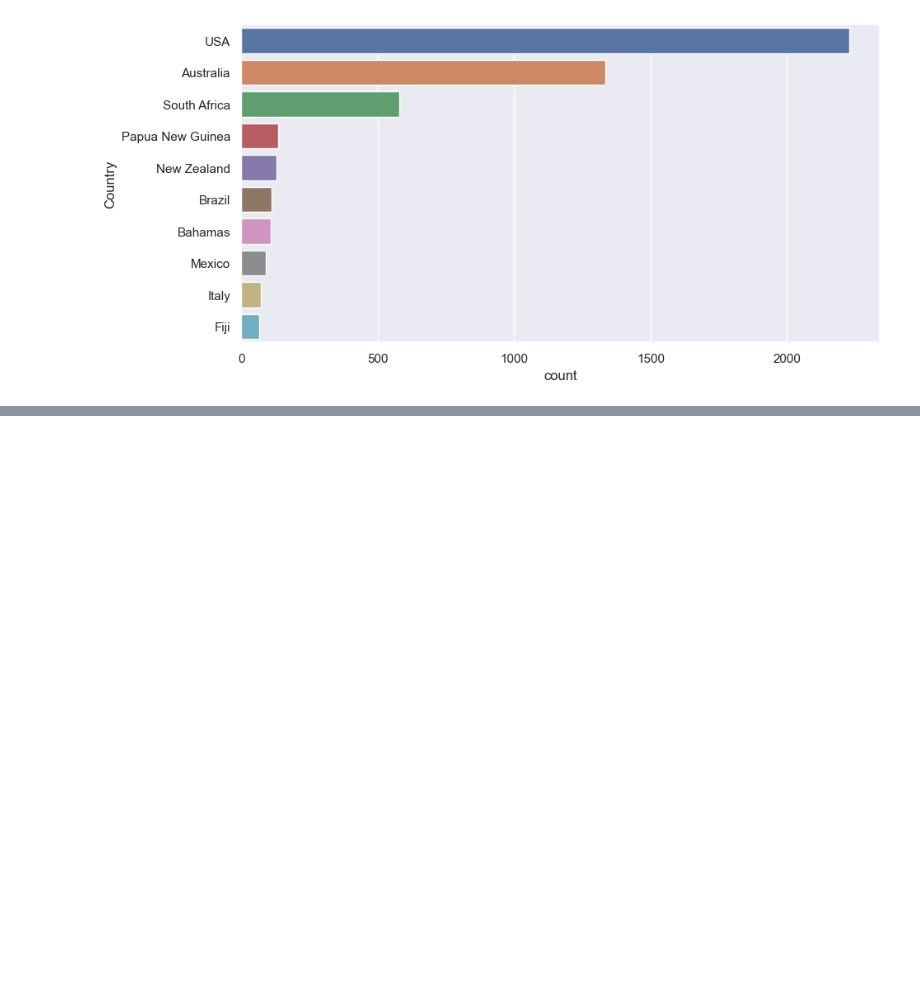
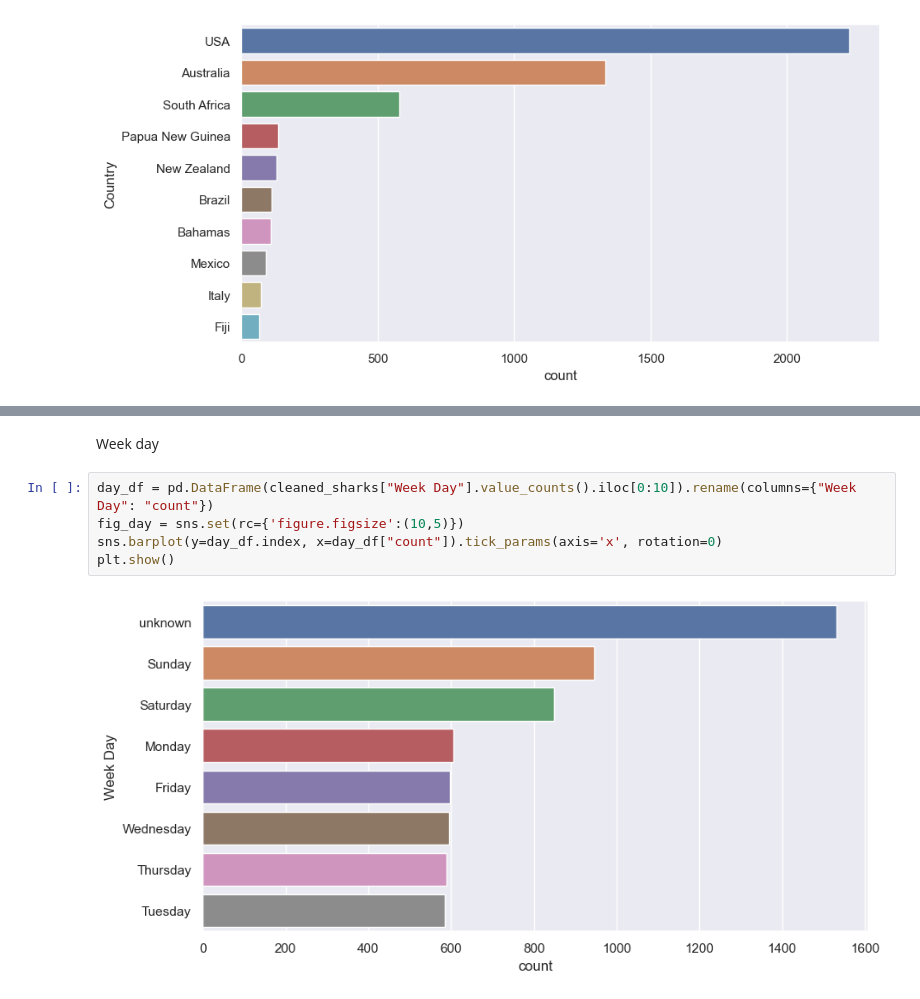
Before and after one commit to carolinariveraa/-CarolinaRivera-Sharks-, a Jupyter notebook: Notebook/Bonus.ipynb, the cells around one changed output, grey strips where cells are left out. Drawn from its saved outputs; the diff is of its cells as text; blank space fills up the shorter version.

```diff
--- a/Notebook/Bonus.ipynb
+++ b/Notebook/Bonus.ipynb
@@ -99,0 +105,9 @@ The seaborn styles shipped by Matplotlib are deprecated since 3.6, as they no lo
+# %% [markdown]
+Week day
+# %%
+day_df = pd.DataFrame(cleaned_sharks["Week Day"].value_counts().iloc[0:10]).rename(columns={"Week Day": "count"})
+fig_day = sns.set(rc={'figure.figsize':(10,5)})
+sns.barplot(y=day_df.index, x=day_df["count"]).tick_params(axis='x', rotation=0)
+plt.show()
+# %% [output]
+[figure, added]
```
Also changed, not shown: parts of 14 cells of this notebook.
